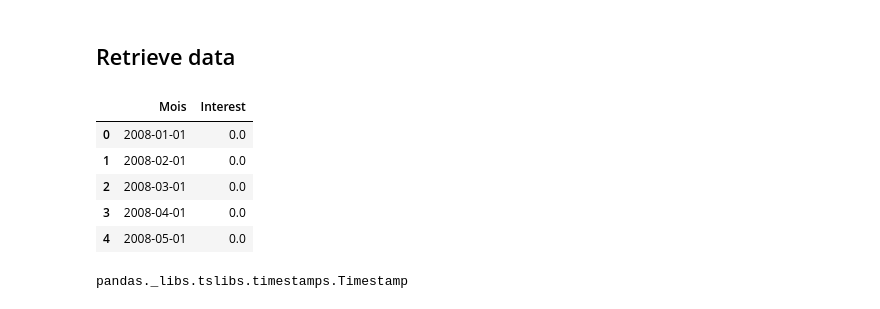
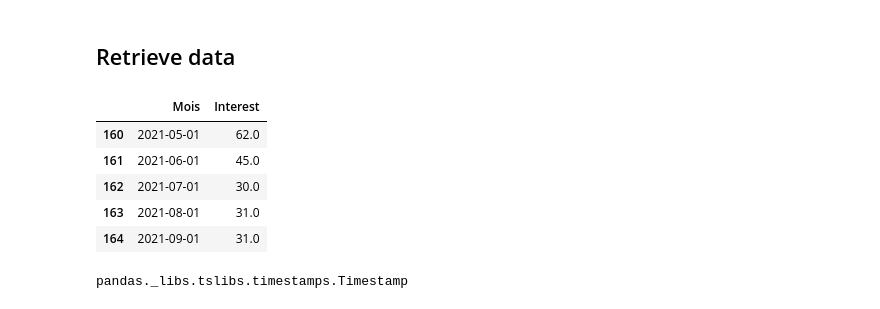
Before and after one commit to JackyKch/WhatAreAltcoins, a Jupyter notebook: coding/trends.ipynb, the cells around one changed output. Saved outputs shown, nothing was run; the diff lists cells and outputs as text; code cells hidden in the pictures.

```diff
--- a/coding/trends.ipynb
+++ b/coding/trends.ipynb
@@ -24,14 +24,14 @@ bitcoin["Mois"] = pd.to_datetime(bitcoin["Mois"])
 blockchain["Mois"] = pd.to_datetime(blockchain["Mois"])
 crypto["Mois"] = pd.to_datetime(crypto["Mois"])
 # %%
-bitcoin.head()
+bitcoin.tail()
 # %% [output]
 |  | Mois | Interest |
-| 0 | 2008-01-01 | 0.0 |
-| 1 | 2008-02-01 | 0.0 |
-| 2 | 2008-03-01 | 0.0 |
-| 3 | 2008-04-01 | 0.0 |
-| 4 | 2008-05-01 | 0.0 |
+| 160 | 2021-05-01 | 62.0 |
+| 161 | 2021-06-01 | 45.0 |
+| 162 | 2021-07-01 | 30.0 |
+| 163 | 2021-08-01 | 31.0 |
+| 164 | 2021-09-01 | 31.0 |
 # %%
 type(bitcoin['Mois'][0])
 # %% [output]
```
Also changed, not shown: parts of 1 cell of this notebook.
